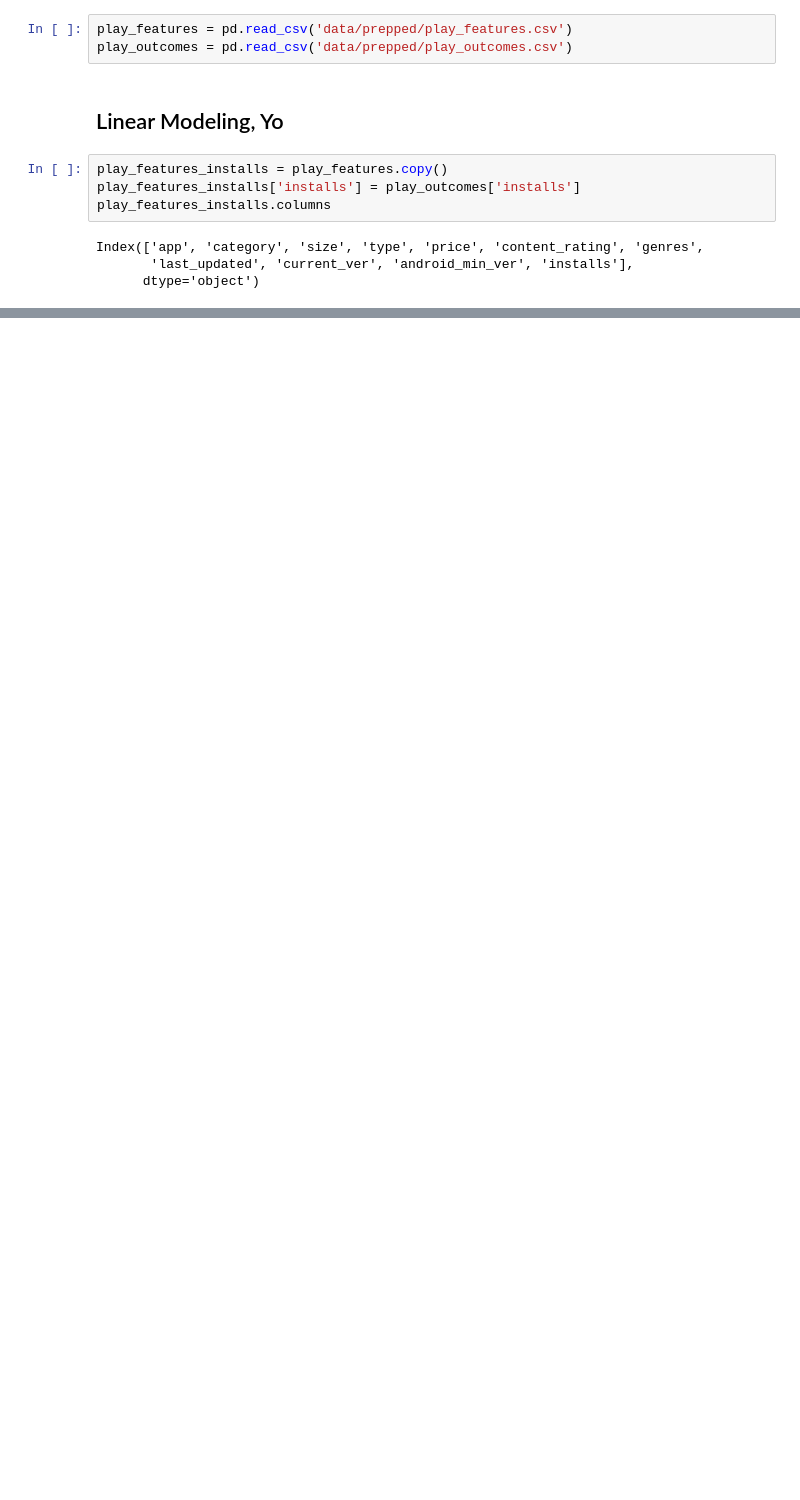
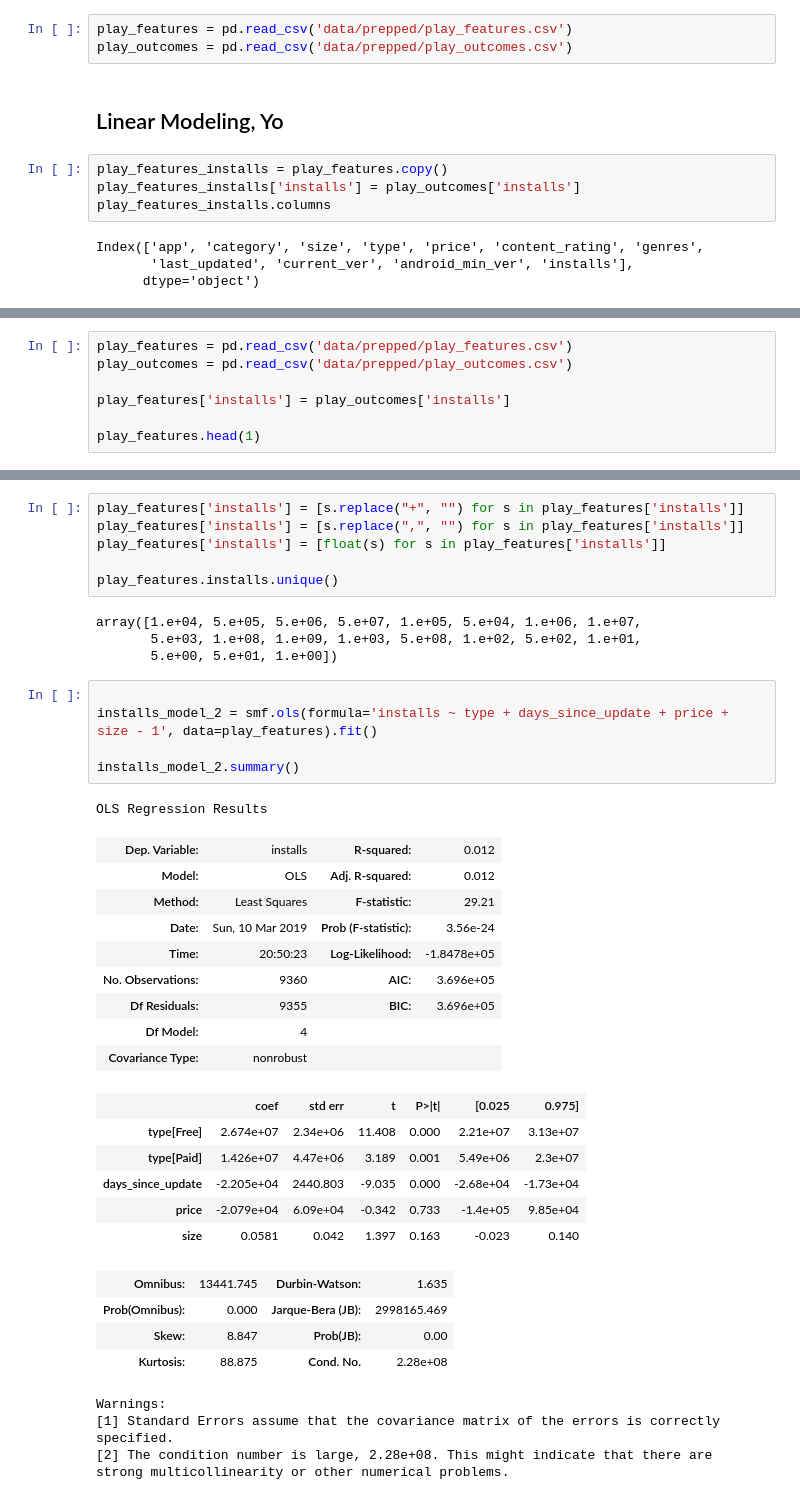
Before and after one commit to DanielColinaCuartin/INFO370-Final-Projects, a Jupyter notebook: pierce_workspace.ipynb, the cells around one changed output, grey strips where cells are left out. Cells and saved outputs as stored; diff of their text form; blank space fills up the shorter version.

```diff
--- a/pierce_workspace.ipynb
+++ b/pierce_workspace.ipynb
@@ -127,0 +197,7 @@ ValueError: shapes (9360,19) and (9360,19) not aligned: 19 (dim 1) != 9360 (dim
+# %%
+play_features = pd.read_csv('data/prepped/play_features.csv')
+play_outcomes = pd.read_csv('data/prepped/play_outcomes.csv')
+
+play_features['installs'] = play_outcomes['installs']
+
+play_features.head(1)
@@ -127,0 +207,40 @@ ValueError: shapes (9360,19) and (9360,19) not aligned: 19 (dim 1) != 9360 (dim
+# %%
+play_features['installs'] = [s.replace("+", "") for s in play_features['installs']]
+play_features['installs'] = [s.replace(",", "") for s in play_features['installs']]
+play_features['installs'] = [float(s) for s in play_features['installs']]
+
+play_features.installs.unique()
+# %% [output]
+array([1.e+04, 5.e+05, 5.e+06, 5.e+07, 1.e+05, 5.e+04, 1.e+06, 1.e+07,
+       5.e+03, 1.e+08, 1.e+09, 1.e+03, 5.e+08, 1.e+02, 5.e+02, 1.e+01,
+       5.e+00, 5.e+01, 1.e+00])
+# %%
+
+installs_model_2 = smf.ols(formula='installs ~ type + days_since_update + price + size - 1', data=play_features).fit()
+
+installs_model_2.summary()
+# %% [output]
+OLS Regression Results
+| Dep. Variable: | installs | R-squared: | 0.012 |
+| Model: | OLS | Adj. R-squared: | 0.012 |
+| Method: | Least Squares | F-statistic: | 29.21 |
+| Date: | Sun, 10 Mar 2019 | Prob (F-statistic): | 3.56e-24 |
+| Time: | 20:50:23 | Log-Likelihood: | -1.8478e+05 |
+| No. Observations: | 9360 | AIC: | 3.696e+05 |
+| Df Residuals: | 9355 | BIC: | 3.696e+05 |
+| Df Model: | 4 |  |  |
+| Covariance Type: | nonrobust |  |  |
+|  | coef | std err | t | P>|t| | [0.025 | 0.975] |
+| type[Free] | 2.674e+07 | 2.34e+06 | 11.408 | 0.000 | 2.21e+07 | 3.13e+07 |
+| type[Paid] | 1.426e+07 | 4.47e+06 | 3.189 | 0.001 | 5.49e+06 | 2.3e+07 |
+| days_since_update | -2.205e+04 | 2440.803 | -9.035 | 0.000 | -2.68e+04 | -1.73e+04 |
+| price | -2.079e+04 | 6.09e+04 | -0.342 | 0.733 | -1.4e+05 | 9.85e+04 |
+| size | 0.0581 | 0.042 | 1.397 | 0.163 | -0.023 | 0.140 |
+| Omnibus: | 13441.745 | Durbin-Watson: | 1.635 |
+| Prob(Omnibus): | 0.000 | Jarque-Bera (JB): | 2998165.469 |
+| Skew: | 8.847 | Prob(JB): | 0.00 |
+| Kurtosis: | 88.875 | Cond. No. | 2.28e+08 |
+Warnings:
+[1] Standard Errors assume that the covariance matrix of the errors is correctly specified.
+[2] The condition number is large, 2.28e+08. This might indicate that there are
+strong multicollinearity or other numerical problems.
```
Also changed, not shown: parts of 21 cells of this notebook, 2 other files.
